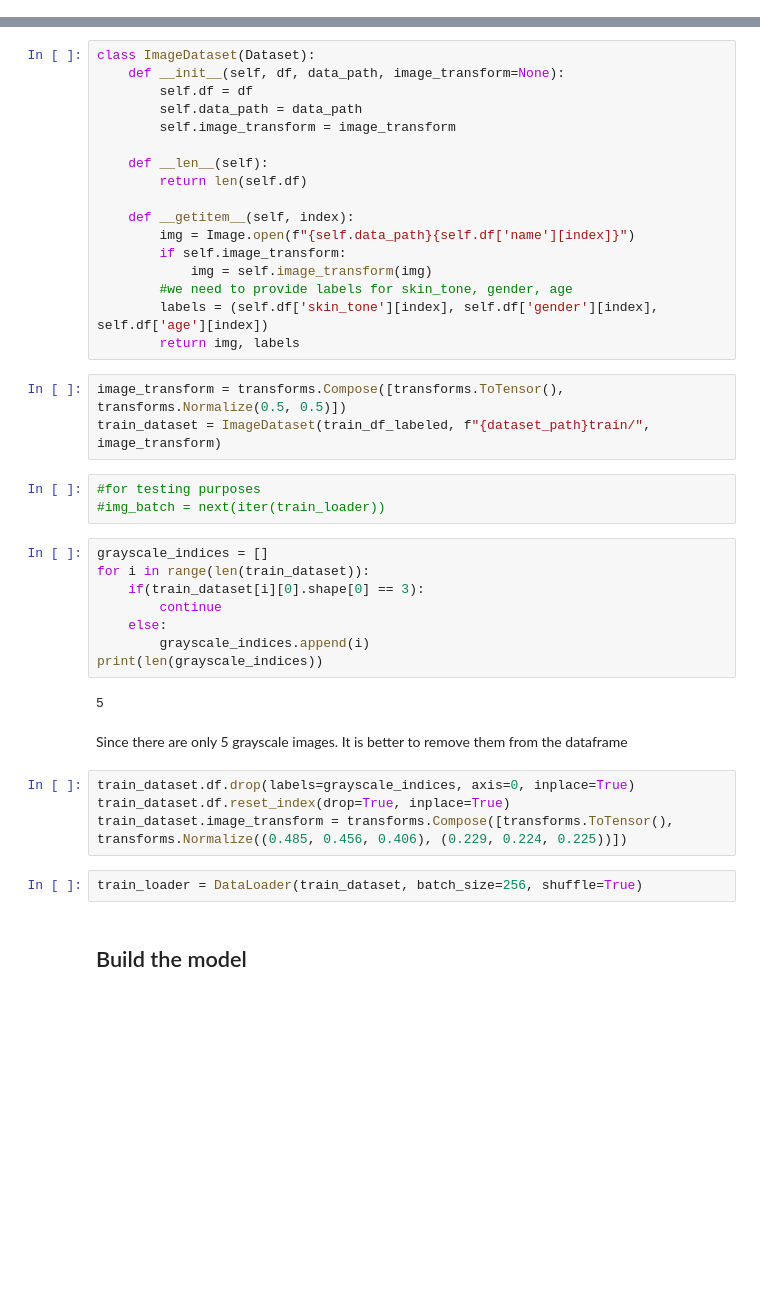
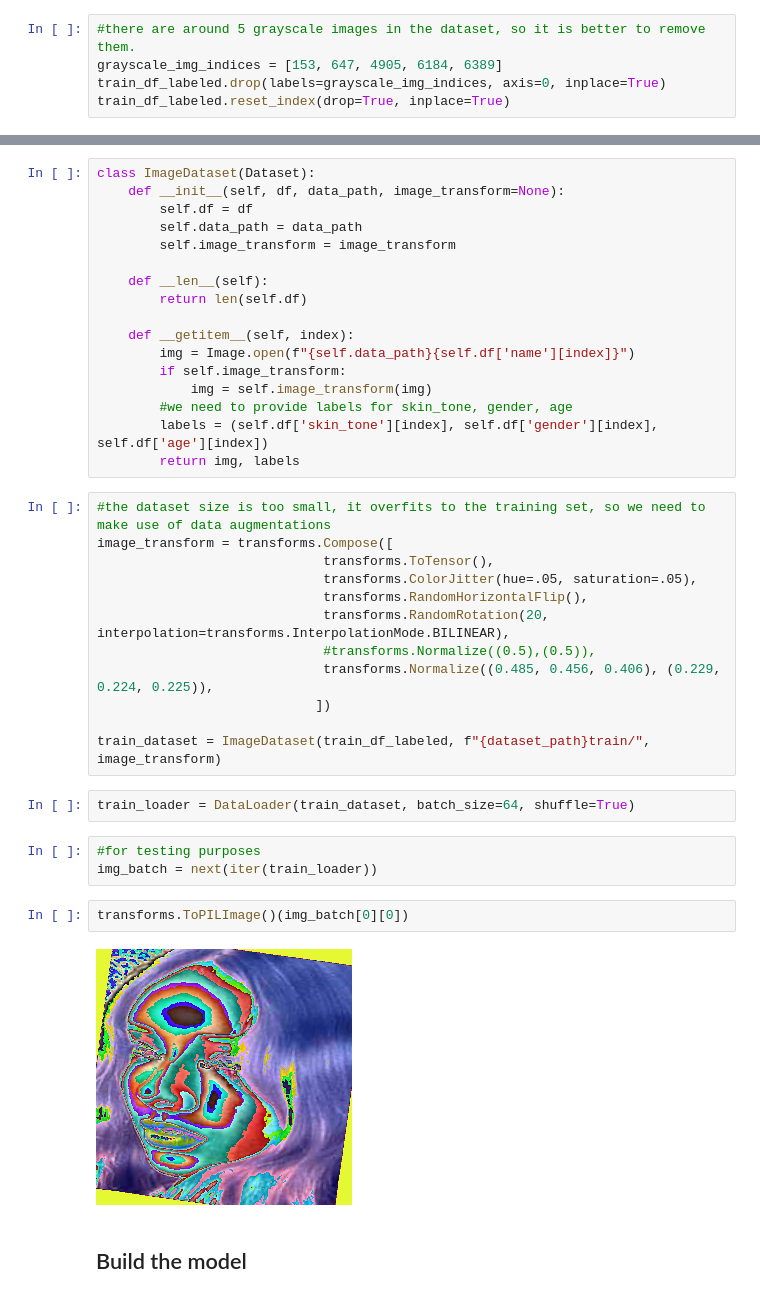
Before and after one commit to BalajiAI/Bias-Buccaneers-Image-Recognition-Challenge, a Jupyter notebook: bias-buccaneers-challenge-solution.ipynb, the cells around one changed output, grey strips where cells are left out. Cells and saved outputs as stored; diff of their text form; blank space fills up the shorter version.

```diff
--- a/bias-buccaneers-challenge-solution.ipynb
+++ b/bias-buccaneers-challenge-solution.ipynb
@@ -79,6 +79,11 @@ train_df_labeled['age'].replace(age_labels, list(range(len(age_labels))), inplac
 test_df['skin_tone'].replace(skin_tone_labels, list(range(len(skin_tone_labels))), inplace=True)
 test_df['gender'].replace(gender_labels, list(range(len(gender_labels))), inplace=True)
 test_df['age'].replace(age_labels, list(range(len(age_labels))), inplace=True)
+# %%
+#there are around 5 grayscale images in the dataset, so it is better to remove them.
+grayscale_img_indices = [153, 647, 4905, 6184, 6389]
+train_df_labeled.drop(labels=grayscale_img_indices, axis=0, inplace=True)
+train_df_labeled.reset_index(drop=True, inplace=True)
 # %% [markdown]
 ### Distribution of class labels
 # %%
@@ -119,30 +124,27 @@ class ImageDataset(Dataset):
         #we need to provide labels for skin_tone, gender, age
         labels = (self.df['skin_tone'][index], self.df['gender'][index], self.df['age'][index])
         return img, labels
-# %%
-image_transform = transforms.Compose([transforms.ToTensor(), transforms.Normalize(0.5, 0.5)])
-train_dataset = ImageDataset(train_df_labeled, f"{dataset_path}train/", image_transform)
+# %%
+#the dataset size is too small, it overfits to the training set, so we need to make use of data augmentations
+image_transform = transforms.Compose([
+                             transforms.ToTensor(),
+                             transforms.ColorJitter(hue=.05, saturation=.05),
+                             transforms.RandomHorizontalFlip(),
+                             transforms.RandomRotation(20, interpolation=transforms.InterpolationMode.BILINEAR),
+                             #transforms.Normalize((0.5),(0.5)),
+                             transforms.Normalize((0.485, 0.456, 0.406), (0.229, 0.224, 0.225)),
+                            ])
+
+train_dataset = ImageDataset(train_df_labeled, f"{dataset_path}train/", image_transform)
+# %%
+train_loader = DataLoader(train_dataset, batch_size=64, shuffle=True)
 # %%
 #for testing purposes
-#img_batch = next(iter(train_loader))
+img_batch = next(iter(train_loader))
-# %%
-grayscale_indices = []
-for i in range(len(train_dataset)):
-    if(train_dataset[i][0].shape[0] == 3):
-        continue
-    else:
-        grayscale_indices.append(i)
-print(len(grayscale_indices))
-# %% [output]
-5
-# %% [markdown]
-Since there are only 5 grayscale images. It is better to remove them from the dataframe
-# %%
-train_dataset.df.drop(labels=grayscale_indices, axis=0, inplace=True)
-train_dataset.df.reset_index(drop=True, inplace=True)
-train_dataset.image_transform = transforms.Compose([transforms.ToTensor(), transforms.Normalize((0.485, 0.456, 0.406), (0.229, 0.224, 0.225))])
-# %%
-train_loader = DataLoader(train_dataset, batch_size=256, shuffle=True)
+# %%
+transforms.ToPILImage()(img_batch[0][0])
+# %% [output]
+[figure, added]
 # %% [markdown]
 ## Build the model
 # %%
```
Also changed, not shown: parts of 10 cells of this notebook, 1 other file.
